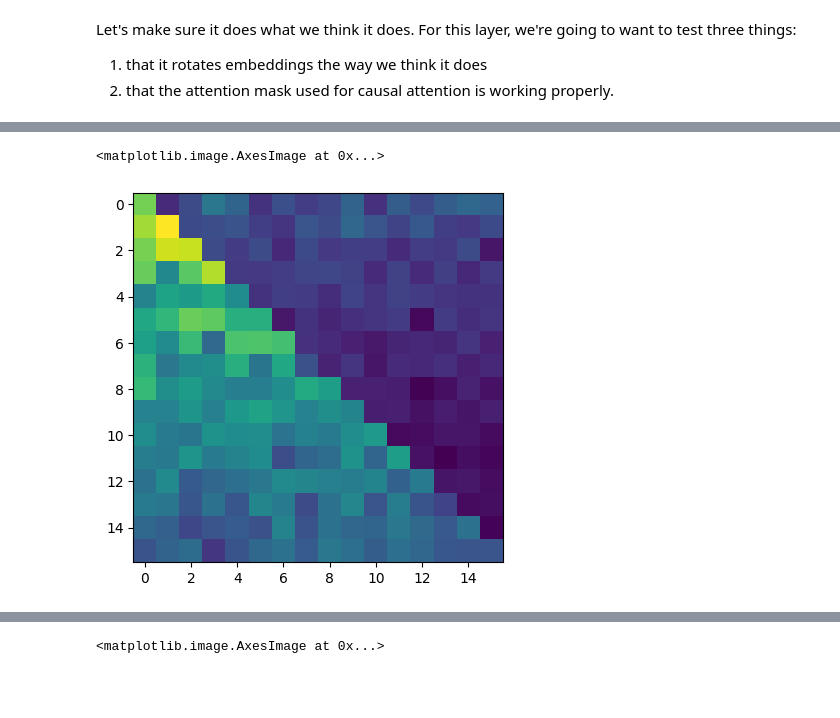
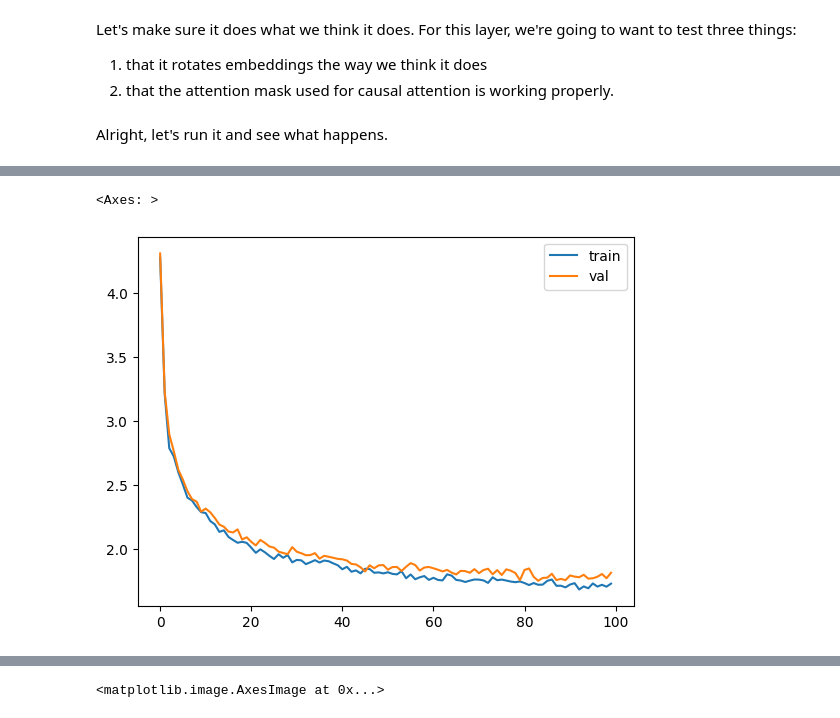
Before and after one commit to bkitano/llama-from-scratch, a Jupyter notebook: llama2.ipynb, the cells around one changed output, grey strips where cells are left out. Cells and saved outputs as stored; diff of their text form; code cells hidden in the pictures; blank space fills up the shorter version.

```diff
--- a/llama2.ipynb
+++ b/llama2.ipynb
@@ -505,11 +486,11 @@ class RoPEAttention(nn.Module):
         k_out = (torch.bmm(k.transpose(0,1), self.R)).transpose(0,1)
         v_out = (torch.bmm(v.transpose(0,1), self.R)).transpose(0,1)
 
-        causal_mask = torch.tril(torch.ones(m,m, requires_grad=False))
+        # causal_mask = torch.tril(torch.ones(m,m, requires_grad=False))
         activations, attn_weights = self.multihead(
             q,k,v,
-            attn_mask=causal_mask,
-            is_causal=True
+            # attn_mask=causal_mask,
+            # is_causal=True
         )
 
         if return_attn_weights:
@@ -575,44 +556,50 @@ assert torch.allclose(k, layer.R[n, :, :] @ layer.w_k.weight @ x_k)
 assert q.T @ k == q @ k # transpose is redundant
 assert torch.allclose(q @ k, x_k.T @ layer.w_k.weight.T @ layer.R[n, :, :].T @ layer.R[m, :, :] @ layer.w_q.weight @ x_q)
 assert torch.allclose(q @ k, x_k.T @ layer.w_k.weight.T @ layer.R[n-m, :, :].T @ layer.w_q.weight @ x_q)
+# %% [markdown]
+Alright, let's run it and see what happens.
 # %%
-config = {
-    "d_model": 128,
-    "batch_size": 32,
-    "context_window": 16,
-    "vocab_size": len(vocab),
-    "epochs": 1000,
-    "log_interval": 10,
-}
-
-class RoPEModel(nn.Module):
+class RopeModel(nn.Module):
     def __init__(self, config):
         super().__init__()
         self.config = config
 
         self.embedding = nn.Embedding(config['vocab_size'], config['d_model'])
+        self.rms = RMSNorm((config['context_window'], config['d_model']))
+        self.rope_attention = RoPEAttention(config)
+
         self.linear = nn.Sequential(
             nn.Linear(config['d_model'], config['d_model']),
             nn.ReLU(),
-            nn.Linear(config['d_model'], config['vocab_size']),
         )
+
+        self.last_linear = nn.Linear(config['d_model'], config['vocab_size'])
 
         print("model params:", sum([m.numel() for m in self.parameters()]))
 
     def forward(self, idx, targets=None):
         x = self.embedding(idx)
-        logits = self.linear(x)
+
+        # one block of attention
+        x = self.rms(x) # rms pre-normalization
+        x = x + self.rope_attention(x)
+
+        x = self.rms(x) # rms pre-normalization
+        x = x + self.linear(x)
+
+        logits = self.last_linear(x)
 
         if targets is not None:
-            loss = F.cross_entropy(logits.view(-1, config['vocab_size']), targets.view(-1))
+            loss = F.cross_entropy(logits.view(-1, self.config['vocab_size']), targets.view(-1))
             return logits, loss
 
         else:
             return logits
 
-model = RoPEModel(config)
-xs, ys = get_batches(dataset, 'train', config['batch_size'], config['context_window'])
+model = RopeModel(MASTER_CONFIG)
+xs, ys = get_batches(dataset, 'train', MASTER_CONFIG['batch_size'], MASTER_CONFIG['context_window'])
 
 logits, loss = model(xs, ys)
 optimizer = torch.optim.Adam(model.parameters())
 train(model, optimizer)
+# %% [output]
@@ -619,5 +608,2 @@ train(model, optimizer)
+<Axes: >
+[figure, added]
-# %%
-plt.imshow(attn_weights[0].detach().numpy())
-# %% [output]
-<matplotlib.image.AxesImage at 0x...>
-[figure, removed]
```
Also changed, not shown: parts of 14 cells of this notebook.
